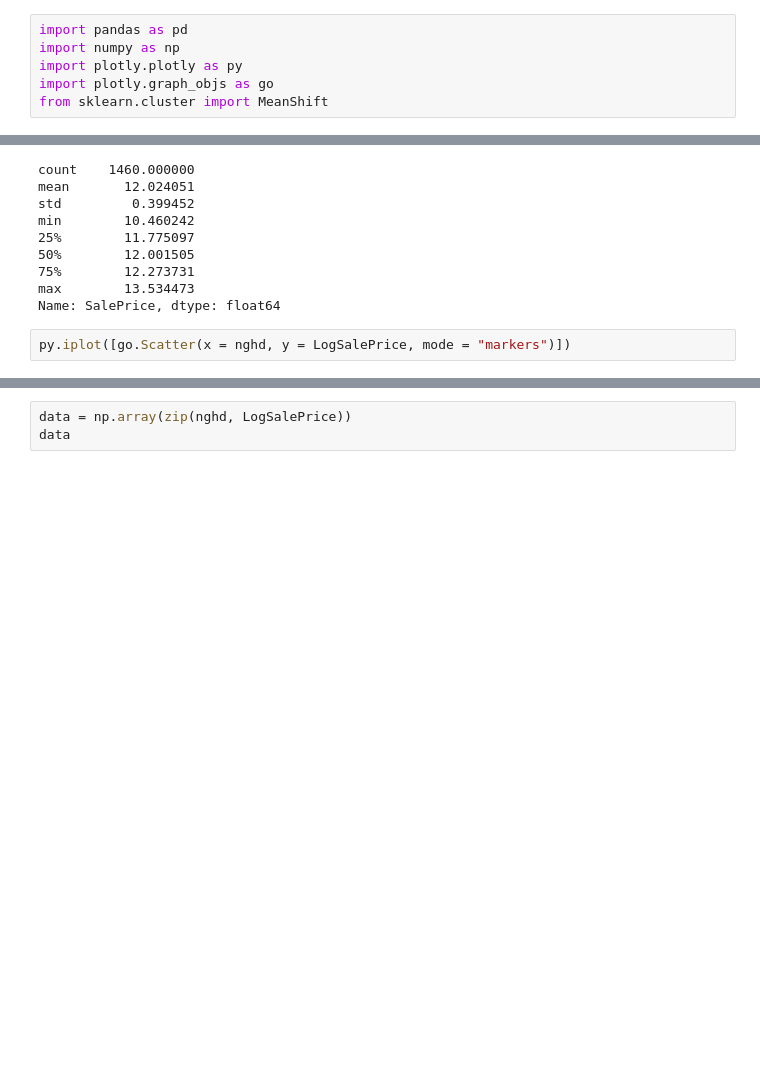
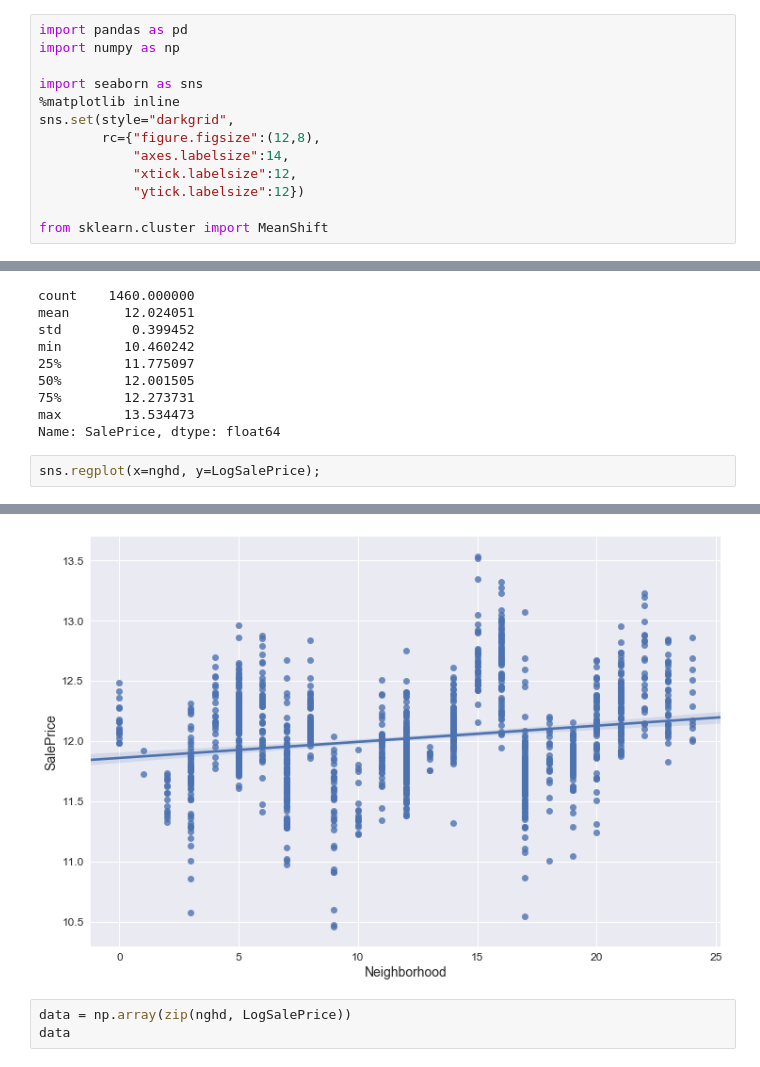
Before and after one commit to dsnair/Ames_Housing_Data, a Jupyter notebook: feature_engineering/clustering.ipynb, the cells around one changed output, grey strips where cells are left out. Cells and saved outputs as stored; diff of their text form; blank space fills up the shorter version.

Commit message:
convert plotly graphs to seaborn

```diff
--- a/feature_engineering/clustering.ipynb
+++ b/feature_engineering/clustering.ipynb
@@ -1,8 +1,15 @@
 # %%
 import pandas as pd
 import numpy as np
-import plotly.plotly as py
-import plotly.graph_objs as go
+
+import seaborn as sns
+%matplotlib inline
+sns.set(style="darkgrid",
+        rc={"figure.figsize":(12,8),
+            "axes.labelsize":14,
+            "xtick.labelsize":12,
+            "ytick.labelsize":12})
+
 from sklearn.cluster import MeanShift
 # %%
 train = pd.read_csv("../data/train.csv")
@@ -60,5 +67,5 @@ min        10.460242
 max        13.534473
 Name: SalePrice, dtype: float64
 # %%
-py.iplot([go.Scatter(x = nghd, y = LogSalePrice, mode = "markers")])
+sns.regplot(x=nghd, y=LogSalePrice);
 # %% [output]
@@ -66,3 +72,4 @@ py.iplot([go.Scatter(x = nghd, y = LogSalePrice, mode = "markers")])
+[figure, added]
 # %%
 data = np.array(zip(nghd, LogSalePrice))
 data
```
Also changed, not shown: parts of 1 cell of this notebook, 2 other files.
